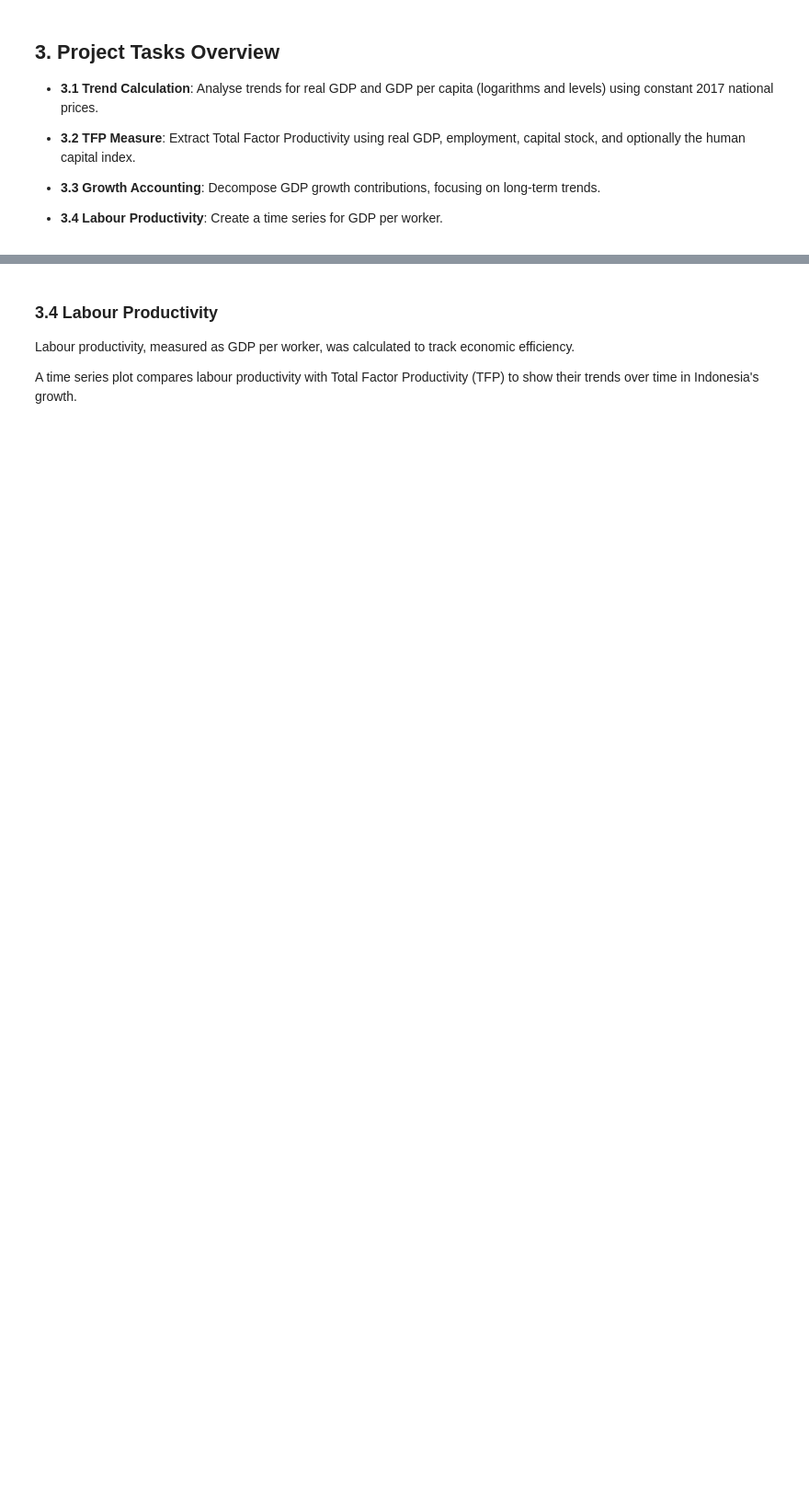
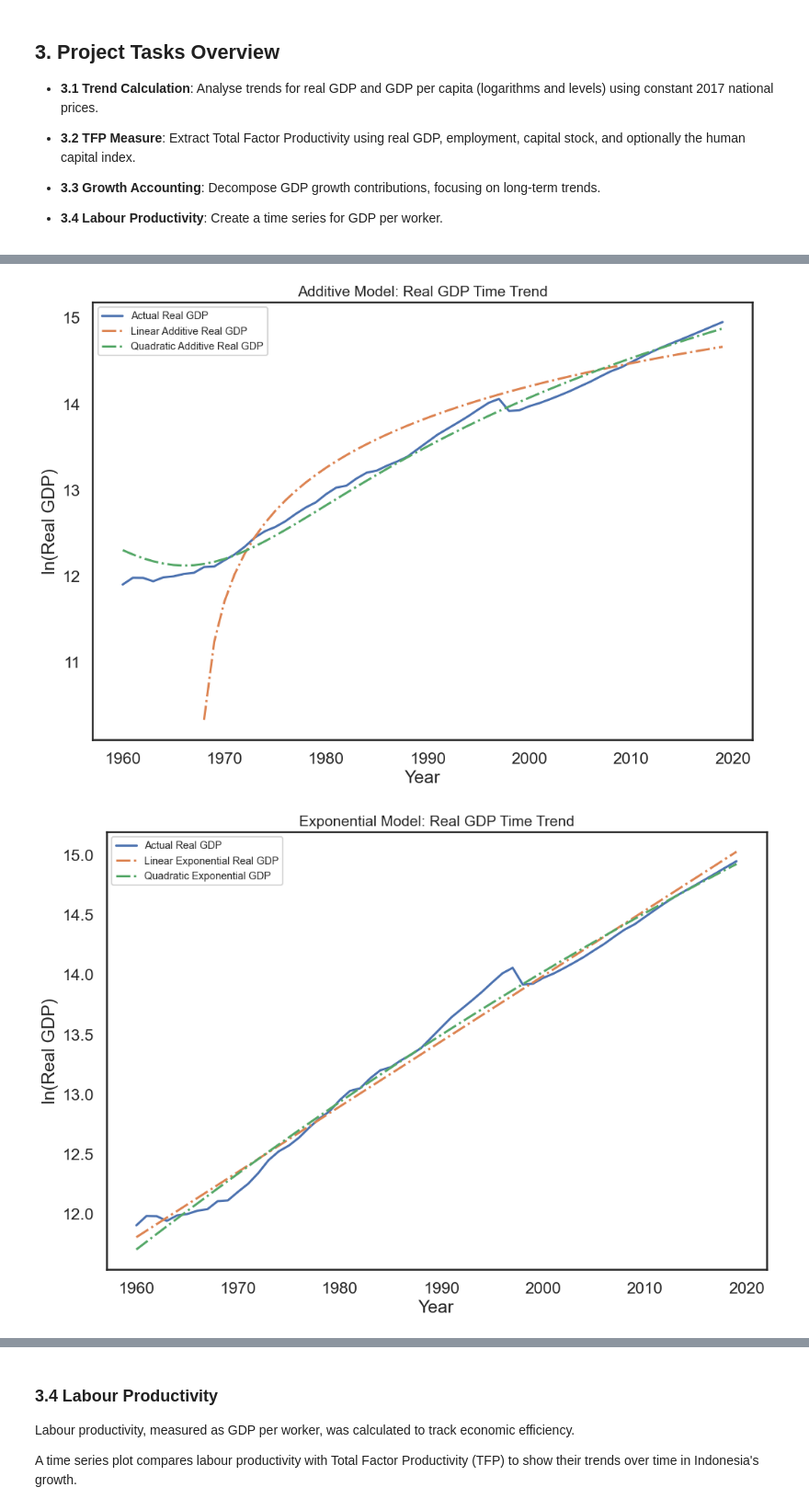
Before and after one commit to ec2b1-case-study/growth-analysis-indonesia, a Jupyter notebook: main/indonesia.ipynb, the cells around one changed output, grey strips where cells are left out. Shown at 92% size. Drawn from its saved outputs; the diff is of its cells as text; code cells hidden in the pictures; blank space fills up the shorter version.

```diff
--- a/main/indonesia.ipynb
+++ b/main/indonesia.ipynb
@@ -243 +255,32 @@ Each plot demonstrates how different models capture the historical GDP trend ove
+# %%
+lw = 4  # Line width setting for consistency
+
+# Plot Additive Graph for RGDP
+plt.figure(figsize=(12,8))
+plt.plot(data_indonesia['year'], np.log(data_indonesia['rgdpna']), label="Actual Real GDP")
+plt.plot(data_indonesia['year'], yhat_add_lin_gdp, label="Linear Additive Real GDP", linestyle="dashdot")
+plt.plot(data_indonesia['year'], yhat_add_quad_gdp, label="Quadratic Additive Real GDP", linestyle="dashdot")
+
+# Labels and Title
+plt.xlabel("Year")
+plt.ylabel("ln(Real GDP)")
+plt.legend(fontsize='xx-small', loc='upper left')
+plt.title("Additive Model: Real GDP Time Trend", fontsize=15)
+plt.show()
+
+# Plot Exponential Graph for RGDP
+plt.figure(figsize=(12,8))
+plt.plot(data_indonesia['year'], np.log(data_indonesia['rgdpna']), label="Actual Real GDP")
+plt.plot(data_indonesia['year'], yhat_exp_lin_gdp, label="Linear Exponential Real GDP", linestyle="dashdot")
+plt.plot(data_indonesia['year'], yhat_exp_quad_gdp, label="Quadratic Exponential GDP", linestyle="dashdot")
+
+# Labels and Title
+plt.xlabel("Year")
+plt.ylabel("ln(Real GDP)")
+plt.legend(fontsize='xx-small', loc='upper left')
+plt.title("Exponential Model: Real GDP Time Trend", fontsize=15)
+plt.show()
+# %% [output]
+[figure, added]
+[figure, added]
 # %%
```
Also changed, not shown: parts of 26 cells of this notebook, 3 other files.
